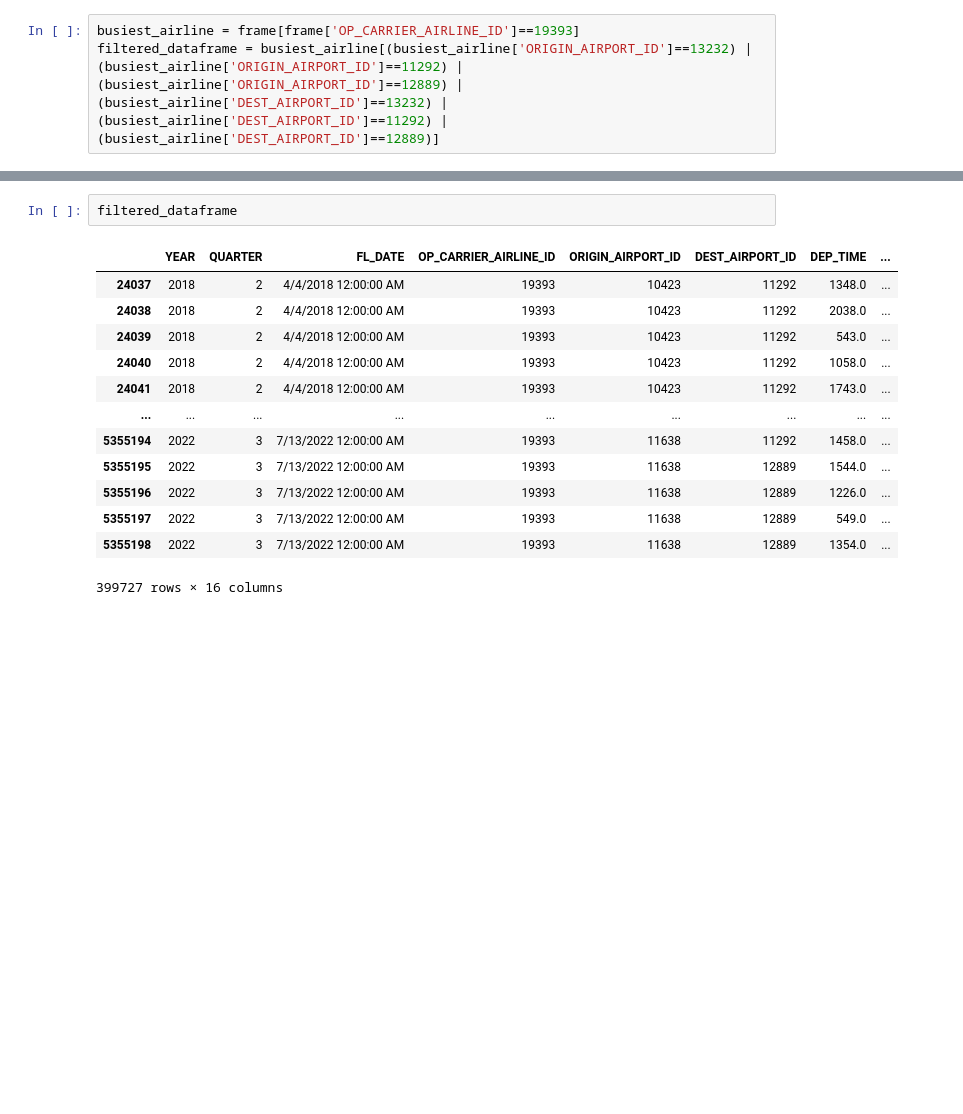
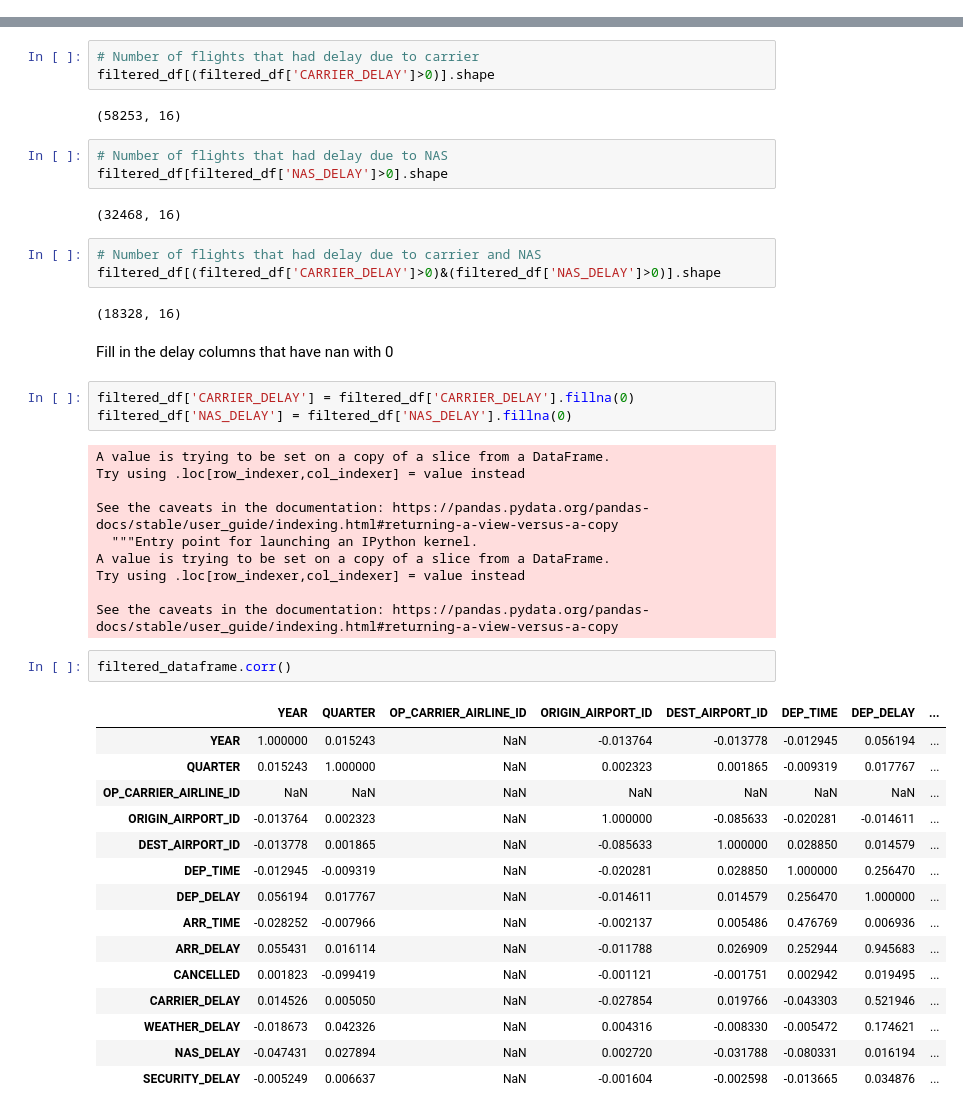
Before and after one commit to dyk00/2AMM20, a Jupyter notebook: data_selection.ipynb, the cells around one changed output, grey strips where cells are left out. Drawn from its saved outputs; the diff is of its cells as text; blank space fills up the shorter version.

Commit message:
Preprocessing Data so Jeroen can try algorithm

```diff
--- a/data_selection.ipynb
+++ b/data_selection.ipynb
@@ -79,3 +29,0 @@ Name: DEST_AIRPORT_ID, dtype: int64
-# %%
-busiest_airline = frame[frame['OP_CARRIER_AIRLINE_ID']==19393]
-filtered_dataframe = busiest_airline[(busiest_airline['ORIGIN_AIRPORT_ID']==13232) | (busiest_airline['ORIGIN_AIRPORT_ID']==11292) | (busiest_airline['ORIGIN_AIRPORT_ID']==12889) | (busiest_airline['DEST_AIRPORT_ID']==13232) | (busiest_airline['DEST_AIRPORT_ID']==11292) | (busiest_airline['DEST_AIRPORT_ID']==12889)]
@@ -82,16 +59,48 @@ filtered_dataframe = busiest_airline[(busiest_airline['ORIGIN_AIRPORT_ID']==1323
+# %%
+# Number of flights that had delay due to carrier
+filtered_df[(filtered_df['CARRIER_DELAY']>0)].shape
+# %% [output]
+(58253, 16)
+# %%
+# Number of flights that had delay due to NAS
+filtered_df[filtered_df['NAS_DELAY']>0].shape
+# %% [output]
+(32468, 16)
+# %%
+# Number of flights that had delay due to carrier and NAS
+filtered_df[(filtered_df['CARRIER_DELAY']>0)&(filtered_df['NAS_DELAY']>0)].shape
+# %% [output]
+(18328, 16)
+# %% [markdown]
+Fill in the delay columns that have nan with 0
+# %%
+filtered_df['CARRIER_DELAY'] = filtered_df['CARRIER_DELAY'].fillna(0)
+filtered_df['NAS_DELAY'] = filtered_df['NAS_DELAY'].fillna(0)
+# %% [output]
+A value is trying to be set on a copy of a slice from a DataFrame.
+Try using .loc[row_indexer,col_indexer] = value instead
+
+See the caveats in the documentation: https://pandas.pydata.org/pandas-docs/stable/user_guide/indexing.html#returning-a-view-versus-a-copy
+  """Entry point for launching an IPython kernel.
+A value is trying to be set on a copy of a slice from a DataFrame.
+Try using .loc[row_indexer,col_indexer] = value instead
+
+See the caveats in the documentation: https://pandas.pydata.org/pandas-docs/stable/user_guide/indexing.html#returning-a-view-versus-a-copy
 # %%
-filtered_dataframe
+filtered_dataframe.corr()
 # %% [output]
-|  | YEAR | QUARTER | FL_DATE | OP_CARRIER_AIRLINE_ID | ORIGIN_AIRPORT_ID | DEST_AIRPORT_ID | DEP_TIME | ... |
-| 24037 | 2018 | 2 | 4/4/2018 12:00:00 AM | 19393 | 10423 | 11292 | 1348.0 | ... |
-| 24038 | 2018 | 2 | 4/4/2018 12:00:00 AM | 19393 | 10423 | 11292 | 2038.0 | ... |
-| 24039 | 2018 | 2 | 4/4/2018 12:00:00 AM | 19393 | 10423 | 11292 | 543.0 | ... |
-| 24040 | 2018 | 2 | 4/4/2018 12:00:00 AM | 19393 | 10423 | 11292 | 1058.0 | ... |
-| 24041 | 2018 | 2 | 4/4/2018 12:00:00 AM | 19393 | 10423 | 11292 | 1743.0 | ... |
-| ... | ... | ... | ... | ... | ... | ... | ... | ... |
-| 5355194 | 2022 | 3 | 7/13/2022 12:00:00 AM | 19393 | 11638 | 11292 | 1458.0 | ... |
-| 5355195 | 2022 | 3 | 7/13/2022 12:00:00 AM | 19393 | 11638 | 12889 | 1544.0 | ... |
-| 5355196 | 2022 | 3 | 7/13/2022 12:00:00 AM | 19393 | 11638 | 12889 | 1226.0 | ... |
-| 5355197 | 2022 | 3 | 7/13/2022 12:00:00 AM | 19393 | 11638 | 12889 | 549.0 | ... |
-| 5355198 | 2022 | 3 | 7/13/2022 12:00:00 AM | 19393 | 11638 | 12889 | 1354.0 | ... |
+|  | YEAR | QUARTER | OP_CARRIER_AIRLINE_ID | ORIGIN_AIRPORT_ID | DEST_AIRPORT_ID | DEP_TIME | DEP_DELAY | ... |
+| YEAR | 1.000000 | 0.015243 | NaN | -0.013764 | -0.013778 | -0.012945 | 0.056194 | ... |
+| QUARTER | 0.015243 | 1.000000 | NaN | 0.002323 | 0.001865 | -0.009319 | 0.017767 | ... |
+| OP_CARRIER_AIRLINE_ID | NaN | NaN | NaN | NaN | NaN | NaN | NaN | ... |
+| ORIGIN_AIRPORT_ID | -0.013764 | 0.002323 | NaN | 1.000000 | -0.085633 | -0.020281 | -0.014611 | ... |
+| DEST_AIRPORT_ID | -0.013778 | 0.001865 | NaN | -0.085633 | 1.000000 | 0.028850 | 0.014579 | ... |
+| DEP_TIME | -0.012945 | -0.009319 | NaN | -0.020281 | 0.028850 | 1.000000 | 0.256470 | ... |
+| DEP_DELAY | 0.056194 | 0.017767 | NaN | -0.014611 | 0.014579 | 0.256470 | 1.000000 | ... |
+| ARR_TIME | -0.028252 | -0.007966 | NaN | -0.002137 | 0.005486 | 0.476769 | 0.006936 | ... |
+| ARR_DELAY | 0.055431 | 0.016114 | NaN | -0.011788 | 0.026909 | 0.252944 | 0.945683 | ... |
+| CANCELLED | 0.001823 | -0.099419 | NaN | -0.001121 | -0.001751 | 0.002942 | 0.019495 | ... |
+| CARRIER_DELAY | 0.014526 | 0.005050 | NaN | -0.027854 | 0.019766 | -0.043303 | 0.521946 | ... |
+| WEATHER_DELAY | -0.018673 | 0.042326 | NaN | 0.004316 | -0.008330 | -0.005472 | 0.174621 | ... |
+| NAS_DELAY | -0.047431 | 0.027894 | NaN | 0.002720 | -0.031788 | -0.080331 | 0.016194 | ... |
+| SECURITY_DELAY | -0.005249 | 0.006637 | NaN | -0.001604 | -0.002598 | -0.013665 | 0.034876 | ... |
-399727 rows × 16 columns
```
Also changed, not shown: parts of 11 cells of this notebook.
